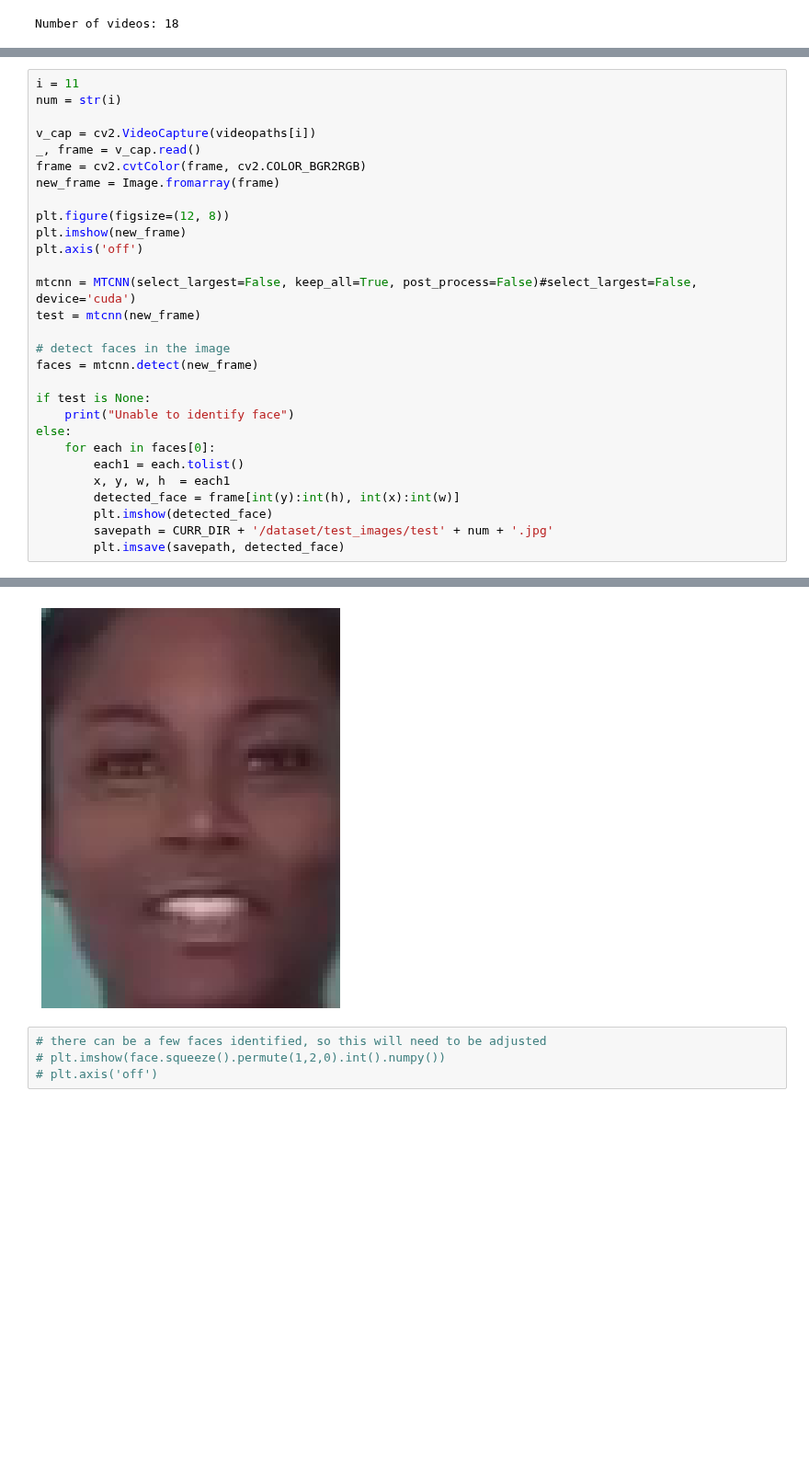
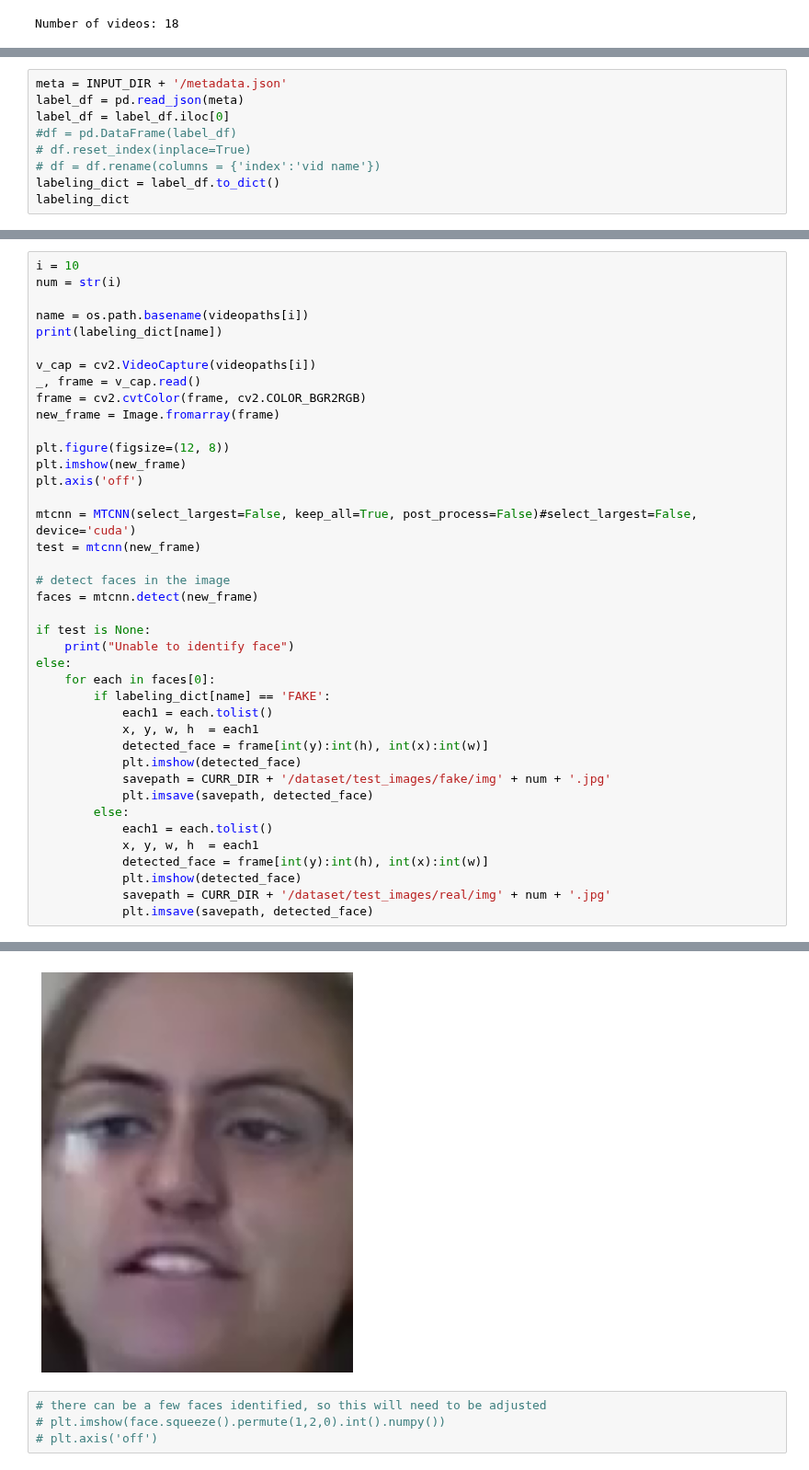
Before and after one commit to AT100/cmpt733-deepfake-detection, a Jupyter notebook: image_preprocessing.ipynb, the cells around one changed output, grey strips where cells are left out. Shown at 92% size. Cells and saved outputs as stored; diff of their text form; blank space fills up the shorter version.

Commit message:
read metadata.json and place img in right folder

```diff
--- a/image_preprocessing.ipynb
+++ b/image_preprocessing.ipynb
@@ -143,0 +147,9 @@ Number of videos: 18
+# %%
+meta = INPUT_DIR + '/metadata.json'
+label_df = pd.read_json(meta)
+label_df = label_df.iloc[0]
+#df = pd.DataFrame(label_df)
+# df.reset_index(inplace=True)
+# df = df.rename(columns = {'index':'vid name'})
+labeling_dict = label_df.to_dict()
+labeling_dict
@@ -144,6 +174,9 @@ Number of videos: 18
 # %%
-i = 11
+i = 10
 num = str(i)
+
+name = os.path.basename(videopaths[i])
+print(labeling_dict[name])
 
 v_cap = cv2.VideoCapture(videopaths[i])
 _, frame = v_cap.read()
@@ -164,10 +197,18 @@ if test is None:
     print("Unable to identify face")
 else:
     for each in faces[0]:
-        each1 = each.tolist()
-        x, y, w, h  = each1
-        detected_face = frame[int(y):int(h), int(x):int(w)]
-        plt.imshow(detected_face)
-        savepath = CURR_DIR + '/dataset/test_images/test' + num + '.jpg'
-        plt.imsave(savepath, detected_face)
+        if labeling_dict[name] == 'FAKE':
+            each1 = each.tolist()
+            x, y, w, h  = each1
+            detected_face = frame[int(y):int(h), int(x):int(w)]
+            plt.imshow(detected_face)
+            savepath = CURR_DIR + '/dataset/test_images/fake/img' + num + '.jpg'
+            plt.imsave(savepath, detected_face)
+        else:
+            each1 = each.tolist()
+            x, y, w, h  = each1
+            detected_face = frame[int(y):int(h), int(x):int(w)]
+            plt.imshow(detected_face)
+            savepath = CURR_DIR + '/dataset/test_images/real/img' + num + '.jpg'
+            plt.imsave(savepath, detected_face)
 # %% [output]
@@ -174,4 +216,4 @@ else:
-[figure, old version]
+[figure, new version]
 # %%
 # there can be a few faces identified, so this will need to be adjusted
 # plt.imshow(face.squeeze().permute(1,2,0).int().numpy())
```
Also changed, not shown: parts of 4 cells of this notebook, 13 other files.
